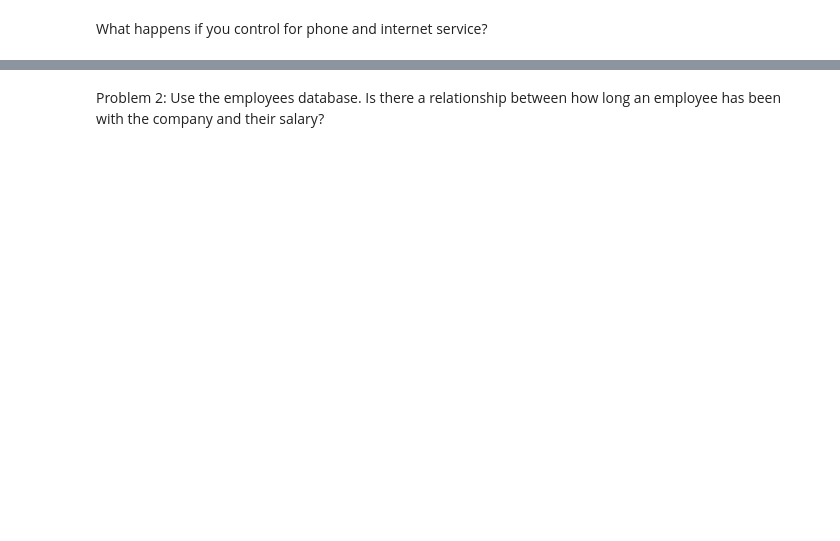
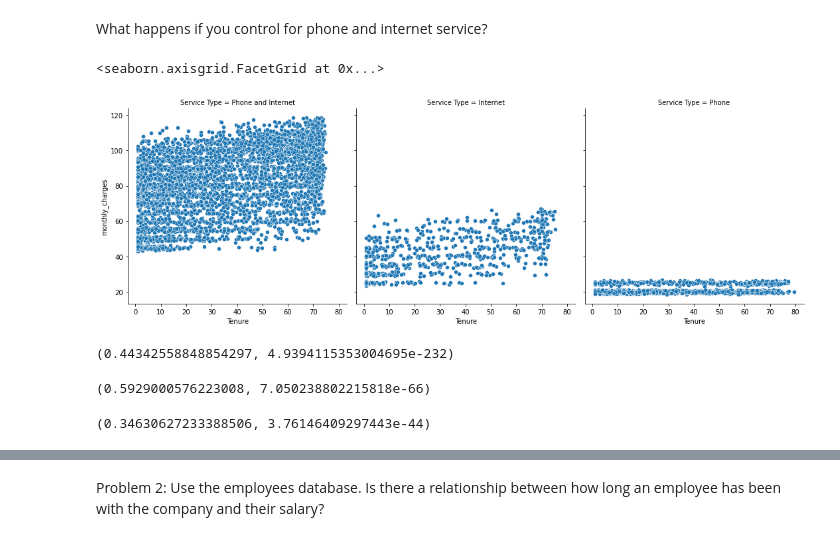
Before and after one commit to mwboiss/statistics-exercises, a Jupyter notebook: hypothesis_testing.ipynb, the cells around one changed output, grey strips where cells are left out. Cells and saved outputs as stored; diff of their text form; code cells hidden in the pictures; blank space fills up the shorter version.

```diff
--- a/hypothesis_testing.ipynb
+++ b/hypothesis_testing.ipynb
@@ -189,2 +270,25 @@ Total charges?
 # %% [markdown]
 What happens if you control for phone and internet service?
+# %%
+sns.relplot(data=telco, x = 'Tenure', y = 'monthly_charges', col = 'Service Type')
+# %% [output]
+<seaborn.axisgrid.FacetGrid at 0x...>
+[figure, added]
+# %%
+phone_internet = telco[telco['Service Type'] == 'Phone and Internet']
+r, p = stats.pearsonr(phone_internet.Tenure, phone_internet.monthly_charges)
+r, p
+# %% [output]
+(0.44342558848854297, 4.9394115353004695e-232)
+# %%
+internet = telco[telco['Service Type'] == 'Internet']
+r, p = stats.pearsonr(internet.Tenure, internet.monthly_charges)
+r, p
+# %% [output]
+(0.5929000576223008, 7.050238802215818e-66)
+# %%
+phone = telco[telco['Service Type'] == 'Phone']
+r, p = stats.pearsonr(phone.Tenure, phone.monthly_charges)
+r, p
+# %% [output]
+(0.34630627233388506, 3.76146409297443e-44)
```
Also changed, not shown: parts of 34 cells of this notebook.
